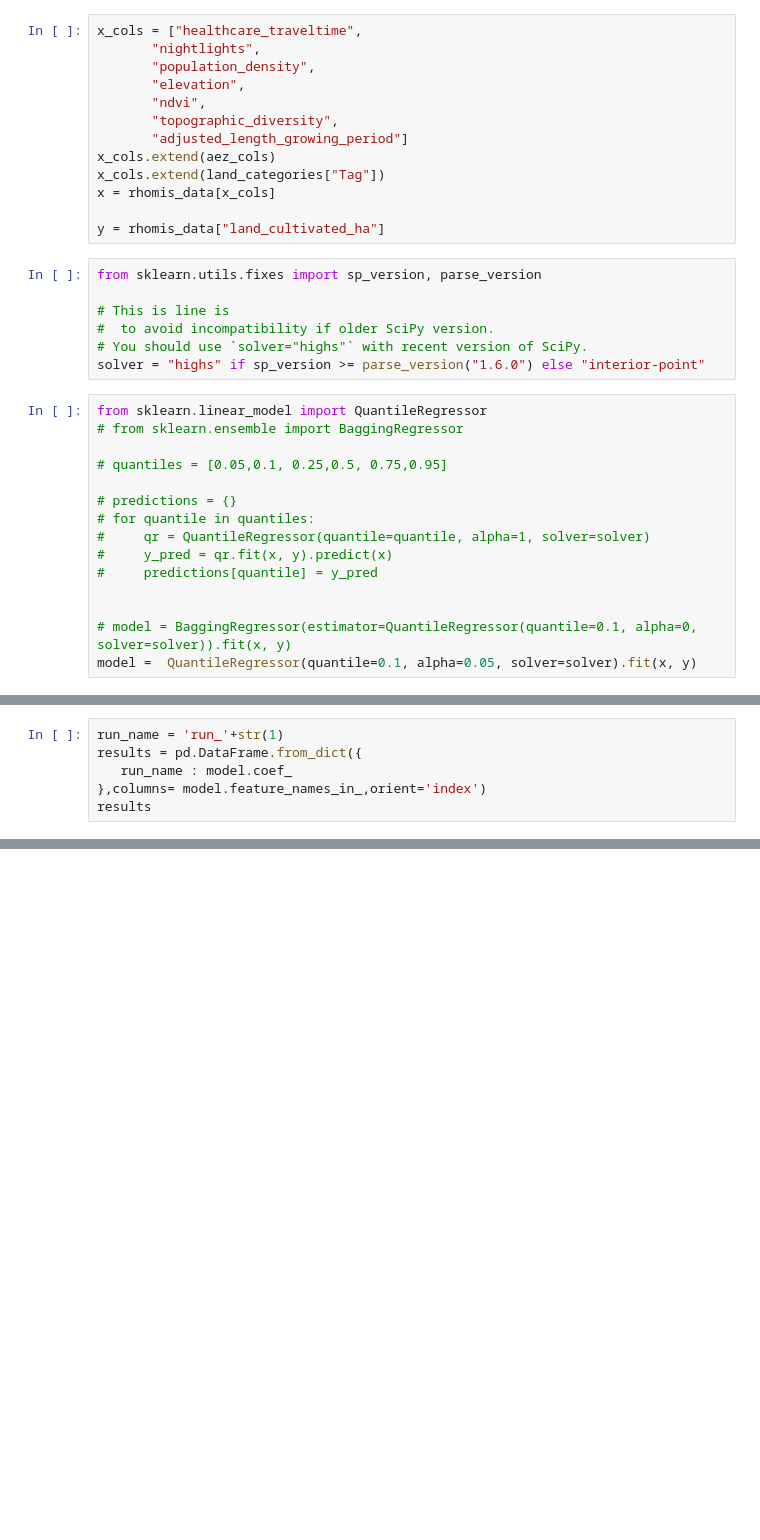
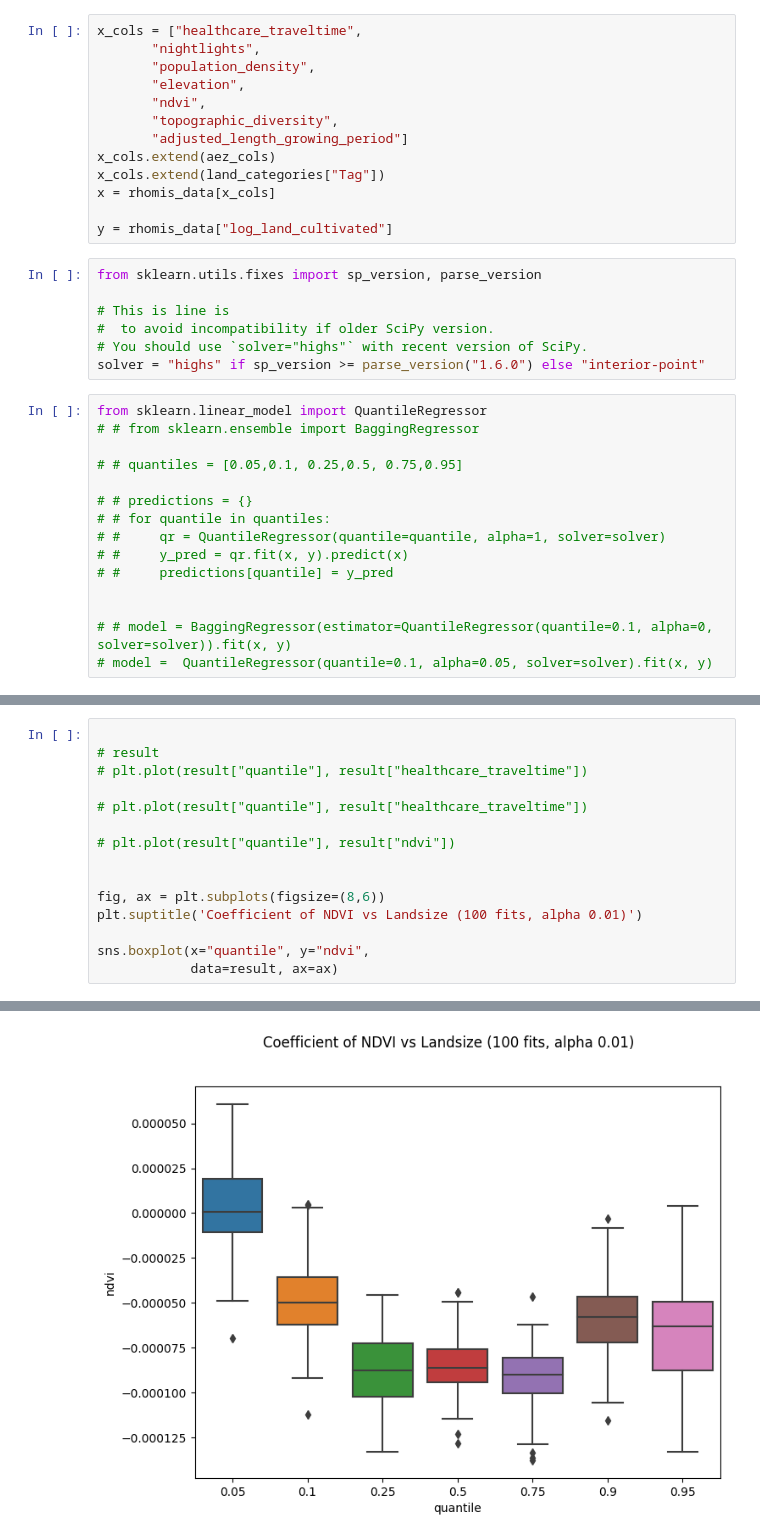
Before and after one commit to l-gorman/farm-size-modelling, a Jupyter notebook: src/modelling/quant_reg.ipynb, the cells around one changed output, grey strips where cells are left out. Drawn from its saved outputs; the diff is of its cells as text; blank space fills up the shorter version.

```diff
--- a/src/modelling/quant_reg.ipynb
+++ b/src/modelling/quant_reg.ipynb
@@ -71,7 +81,7 @@ x_cols.extend(aez_cols)
 x_cols.extend(land_categories["Tag"])
 x = rhomis_data[x_cols]
 
-y = rhomis_data["land_cultivated_ha"]
+y = rhomis_data["log_land_cultivated"]
 # %%
 from sklearn.utils.fixes import sp_version, parse_version
 
@@ -81,16 +91,16 @@ from sklearn.utils.fixes import sp_version, parse_version
 solver = "highs" if sp_version >= parse_version("1.6.0") else "interior-point"
 # %%
 from sklearn.linear_model import QuantileRegressor
-# from sklearn.ensemble import BaggingRegressor
+# # from sklearn.ensemble import BaggingRegressor
 
-# quantiles = [0.05,0.1, 0.25,0.5, 0.75,0.95]
+# # quantiles = [0.05,0.1, 0.25,0.5, 0.75,0.95]
 
-# predictions = {}
-# for quantile in quantiles:
-#     qr = QuantileRegressor(quantile=quantile, alpha=1, solver=solver)
-#     y_pred = qr.fit(x, y).predict(x)
-#     predictions[quantile] = y_pred
+# # predictions = {}
+# # for quantile in quantiles:
+# #     qr = QuantileRegressor(quantile=quantile, alpha=1, solver=solver)
+# #     y_pred = qr.fit(x, y).predict(x)
+# #     predictions[quantile] = y_pred
 
 
-# model = BaggingRegressor(estimator=QuantileRegressor(quantile=0.1, alpha=0, solver=solver)).fit(x, y)
-model =  QuantileRegressor(quantile=0.1, alpha=0.05, solver=solver).fit(x, y)
+# # model = BaggingRegressor(estimator=QuantileRegressor(quantile=0.1, alpha=0, solver=solver)).fit(x, y)
+# model =  QuantileRegressor(quantile=0.1, alpha=0.05, solver=solver).fit(x, y)
@@ -109,6 +106,0 @@ results
-# %%
-run_name = 'run_'+str(1)
-results = pd.DataFrame.from_dict({
-   run_name : model.coef_
-},columns= model.feature_names_in_,orient='index')
-results
@@ -212,0 +182,16 @@ plt.hist(prediction)
+# %%
+
+# result
+# plt.plot(result["quantile"], result["healthcare_traveltime"])
+
+# plt.plot(result["quantile"], result["healthcare_traveltime"])
+
+# plt.plot(result["quantile"], result["ndvi"])
+
+
+fig, ax = plt.subplots(figsize=(8,6))
+plt.suptitle('Coefficient of NDVI vs Landsize (100 fits, alpha 0.01)')
+
+sns.boxplot(x="quantile", y="ndvi",
+            data=result, ax=ax)
+# %% [output]
@@ -212,0 +199 @@ plt.hist(prediction)
+[figure, added]
```
Also changed, not shown: parts of 23 cells of this notebook, 4 other files.
